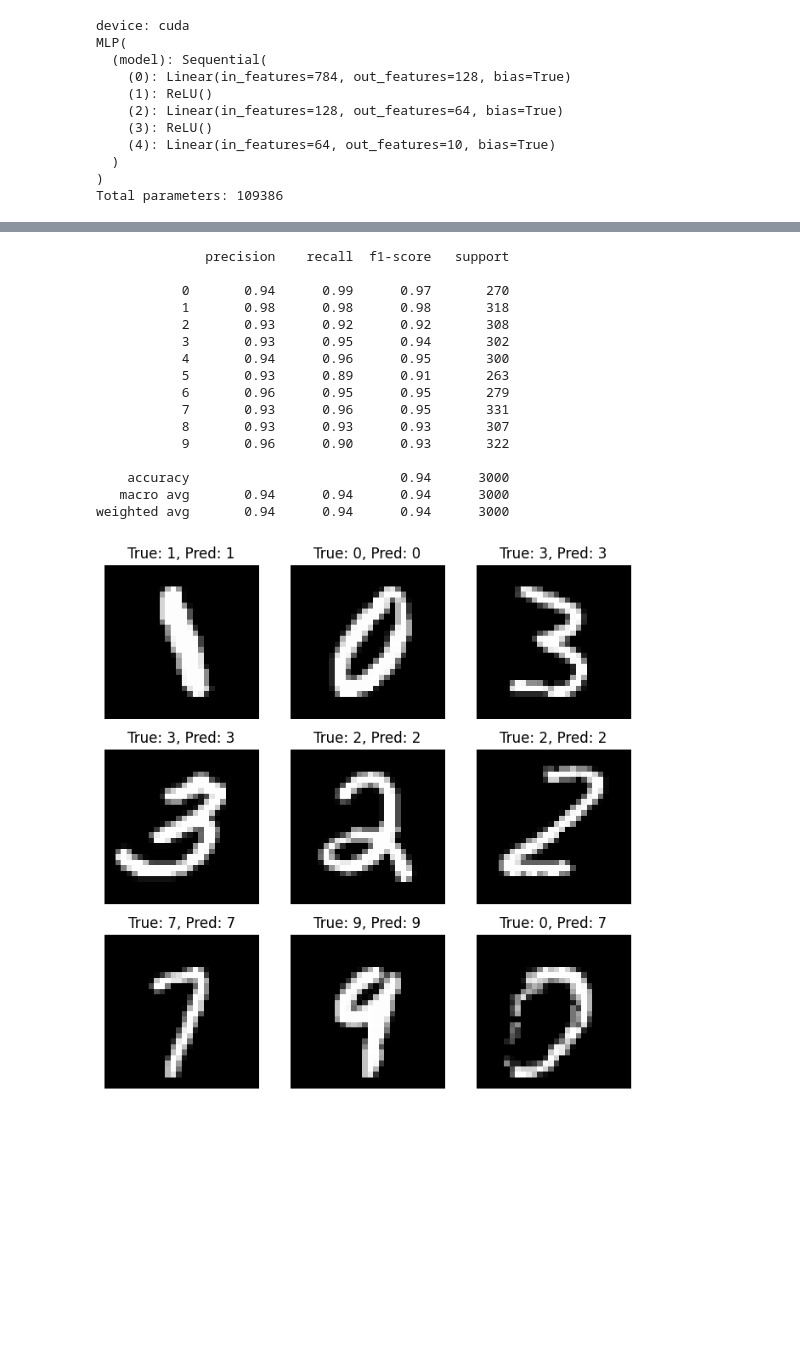
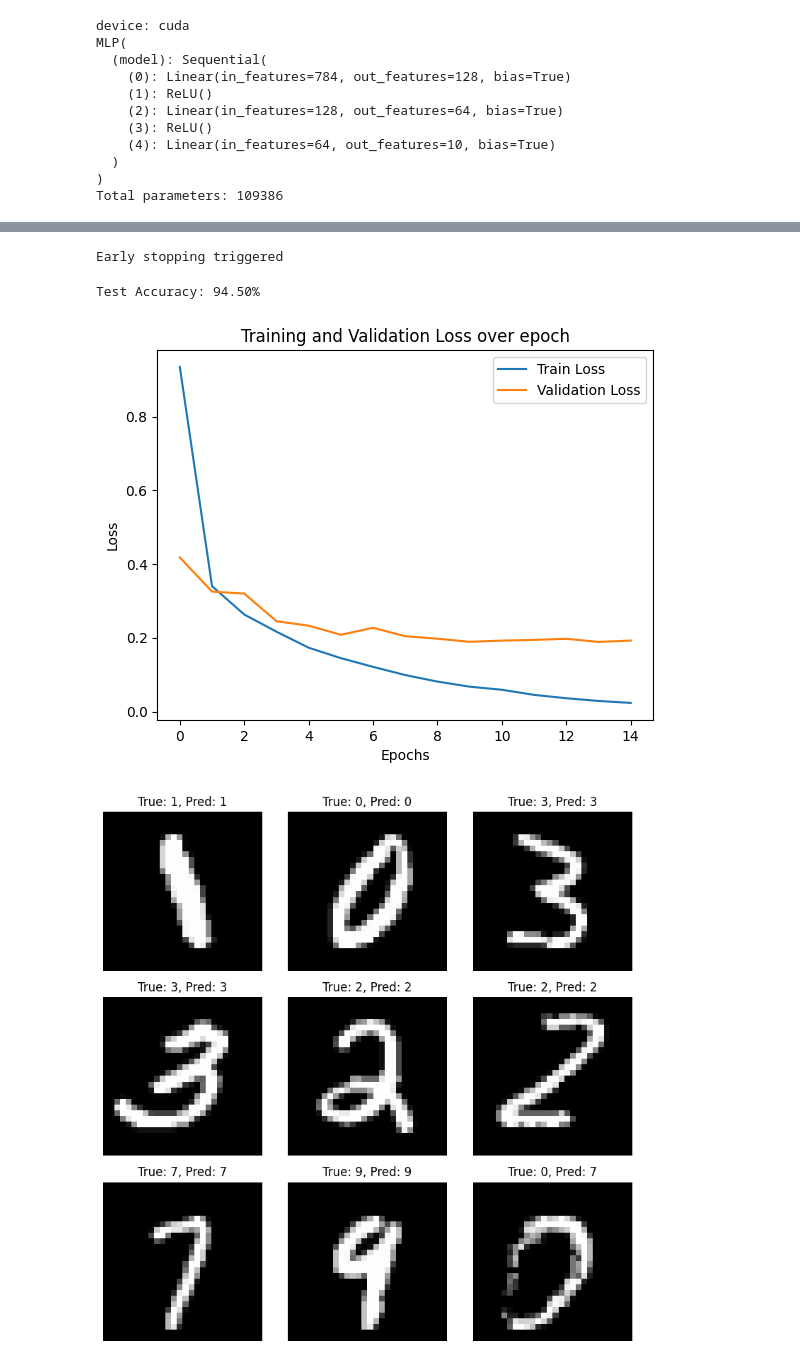
Before and after one commit to fynley17/AI-Class, a Jupyter notebook: Week5 - Feedforwading Neural Networks/FNN.ipynb, the cells around one changed output, grey strips where cells are left out. Saved outputs shown, nothing was run; the diff lists cells and outputs as text; code cells hidden in the pictures; blank space fills up the shorter version.

```diff
--- a/Week5 - Feedforwading Neural Networks/FNN.ipynb
+++ b/Week5 - Feedforwading Neural Networks/FNN.ipynb
@@ -153,30 +175,61 @@ Accuracy: 94.43%
+# %%
+trainer = ModelTrainer(model, criterion, optimizer, device, train_loader, test_loader)
+
+num_epochs = 50
+patience = 5
+scheduler = optim.lr_scheduler.ReduceLROnPlateau(optimizer, mode='min', factor=0.5, patience=3)
+early_stopping = EarlyStopping(patience=patience, min_delta=0.001)
+
+trainer.train(num_epochs, early_stopping, scheduler)
+
+loss_history = trainer.loss_history
+val_loss_history = trainer.val_loss_history
+# %% [output]
+Early stopping triggered
+# %%
+model.eval()
+all_preds = []
+all_labels = []
+
+with torch.no_grad():
+    for images, labels in test_loader:
+        images, labels = images.to(device), labels.to(device)
+        outputs = model(images)
+        _, predicted = torch.max(outputs.data, 1)
+        all_preds.extend(predicted.cpu().numpy())
+        all_labels.extend(labels.cpu().numpy())
+
+accuracy = accuracy_score(all_labels, all_preds)
+print(f'Test Accuracy: {accuracy * 100:.2f}%')
+# %% [output]
+Test Accuracy: 94.50%
+# %%
+plt.plot(loss_history, label='Train Loss')
+plt.plot(val_loss_history, label='Validation Loss')
+plt.xlabel('Epochs')
+plt.ylabel('Loss')
+plt.title('Training and Validation Loss over epoch')
+plt.legend()
+plt.show()
+# %% [output]
+[figure, added]
 # %%
 #visualize some predictions
 fig, axes = plt.subplots(3, 3, figsize=(8, 8))
 for i, ax in enumerate(axes.flat):
     if i < len(test_dataset):
-        image, label = test_dataset[i]
-        image_reshaped = image.numpy().reshape(28, 28)
-        ax.imshow(image_reshaped, cmap='gray')
-        ax.set_title(f'True: {label}, Pred: {all_preds[i]}')
+        feature, label = test_dataset[i]
+        feature = feature.to(device).unsqueeze(0)
+
+        with torch.no_grad():
+            output = model(feature)
+            _, pred = torch.max(output.data, 1)
+
+        image = feature.cpu().numpy().reshape(28, 28)
+        ax.imshow(image, cmap='gray')
+        ax.set_title(f'True: {label}, Pred: {pred.item()}')
         ax.axis('off')
-print(classification_report(all_labels, all_preds))
+plt.tight_layout()
 plt.show()
 # %% [output]
-              precision    recall  f1-score   support
-
-           0       0.94      0.99      0.97       270
-           1       0.98      0.98      0.98       318
-           2       0.93      0.92      0.92       308
-           3       0.93      0.95      0.94       302
-           4       0.94      0.96      0.95       300
-           5       0.93      0.89      0.91       263
-           6       0.96      0.95      0.95       279
-           7       0.93      0.96      0.95       331
-           8       0.93      0.93      0.93       307
-           9       0.96      0.90      0.93       322
-
-    accuracy                           0.94      3000
-   macro avg       0.94      0.94      0.94      3000
-weighted avg       0.94      0.94      0.94      3000
-[figure, old version]
+[figure, new version]
```
Also changed, not shown: parts of 6 cells of this notebook, 1 other file.
